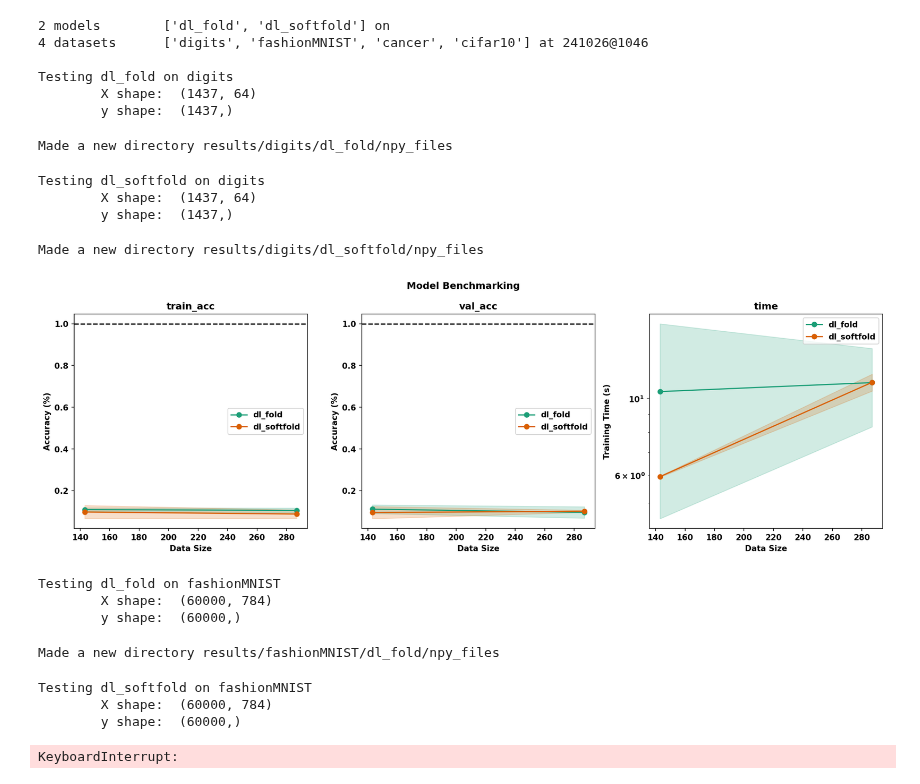
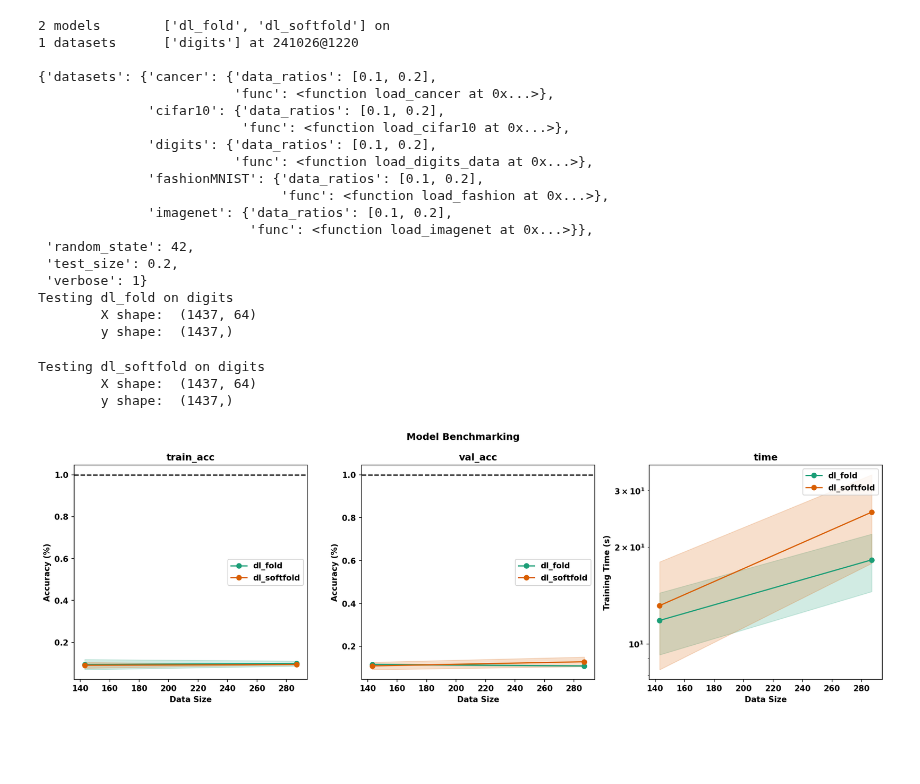
Before and after one commit to binDebug3/FoldAndCutNetworks, a Jupyter notebook: BenchmarkTests/benchmark.ipynb, the cells around one changed output. Saved outputs shown, nothing was run; the diff lists cells and outputs as text; code cells hidden in the pictures; blank space fills up the shorter version.

```diff
--- a/BenchmarkTests/benchmark.ipynb
+++ b/BenchmarkTests/benchmark.ipynb
@@ -10,49 +10,52 @@ date_time = dt.datetime.now().strftime(date_format)
 test_results = {}
 verbose = 2
 new_set = False
-repeat = 3
+repeat = 2
 
 if new_set:
     date_time = dt.datetime.now().strftime(date_format)
 
 if verbose > 0:
     print(f"{len(benchmark_models)} models \t{benchmark_models} on")
     print(f"{len(benchmark_datasets)} datasets \t{benchmark_datasets} at {date_time}\n")
 if verbose > 1:
     pprint(config)
 
 for dataset_name in benchmark_datasets:
     test_results[dataset_name] = {}
     for model_name in benchmark_models:
         try:
             results, sizes = test_model(model_name, date_time, dataset_name,
                                         return_sizes=True, repeat=repeat, verbose=verbose)
             test_results[dataset_name].update(results)
         except InvalidModelError as e:
             print(f"Error: {e}")
             print(f"Skipping {model_name} on {dataset_name}")
             continue
     constants = (sizes, date_time, dataset_name)
     plot_results(test_results[dataset_name], constants,
                  save_fig=True, replace_fig=True, from_data=False)
 # %% [output]
 2 models        ['dl_fold', 'dl_softfold'] on
-4 datasets      ['digits', 'fashionMNIST', 'cancer', 'cifar10'] at 241026@1046
+1 datasets      ['digits'] at 241026@1220
 
+{'datasets': {'cancer': {'data_ratios': [0.1, 0.2],
+                         'func': <function load_cancer at 0x...>},
+              'cifar10': {'data_ratios': [0.1, 0.2],
+                          'func': <function load_cifar10 at 0x...>},
+              'digits': {'data_ratios': [0.1, 0.2],
+                         'func': <function load_digits_data at 0x...>},
+              'fashionMNIST': {'data_ratios': [0.1, 0.2],
+                               'func': <function load_fashion at 0x...>},
+              'imagenet': {'data_ratios': [0.1, 0.2],
+                           'func': <function load_imagenet at 0x...>}},
+ 'random_state': 42,
+ 'test_size': 0.2,
+ 'verbose': 1}
 Testing dl_fold on digits
         X shape:  (1437, 64)
         y shape:  (1437,)
-Made a new directory results/digits/dl_fold/npy_files
+Testing dl_softfold on digits
+        X shape:  (1437, 64)
+        y shape:  (1437,)
-Testing dl_softfold on digits
-        X shape:  (1437, 64)
-        y shape:  (1437,)
-Made a new directory results/digits/dl_softfold/npy_files
-[figure, old version]
+[figure, new version]
-Testing dl_fold on fashionMNIST
-        X shape:  (60000, 784)
-        y shape:  (60000,)
-Made a new directory results/fashionMNIST/dl_fold/npy_files
-Testing dl_softfold on fashionMNIST
-        X shape:  (60000, 784)
-        y shape:  (60000,)
-KeyboardInterrupt:
```
Also changed, not shown: 4 other files.
